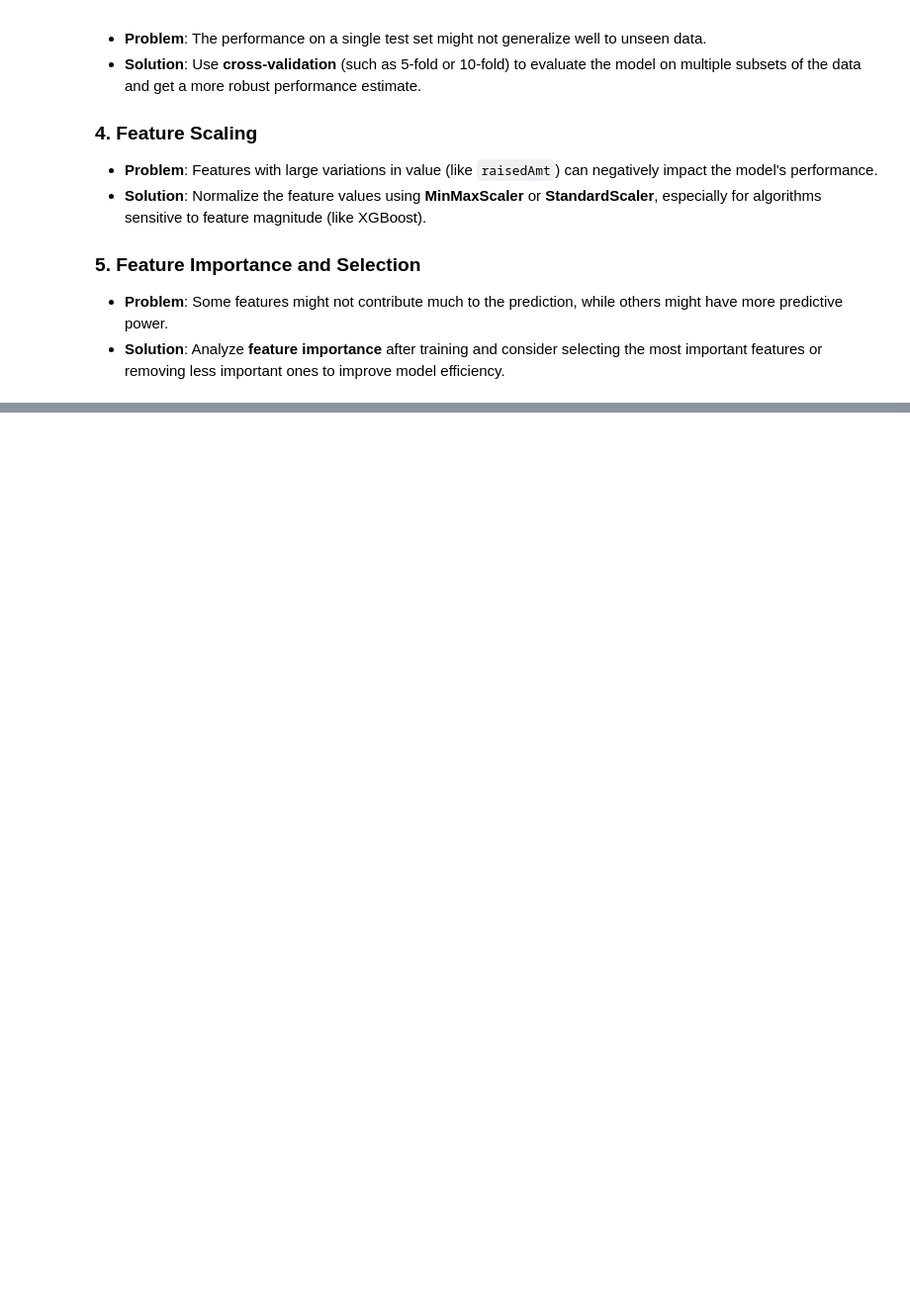
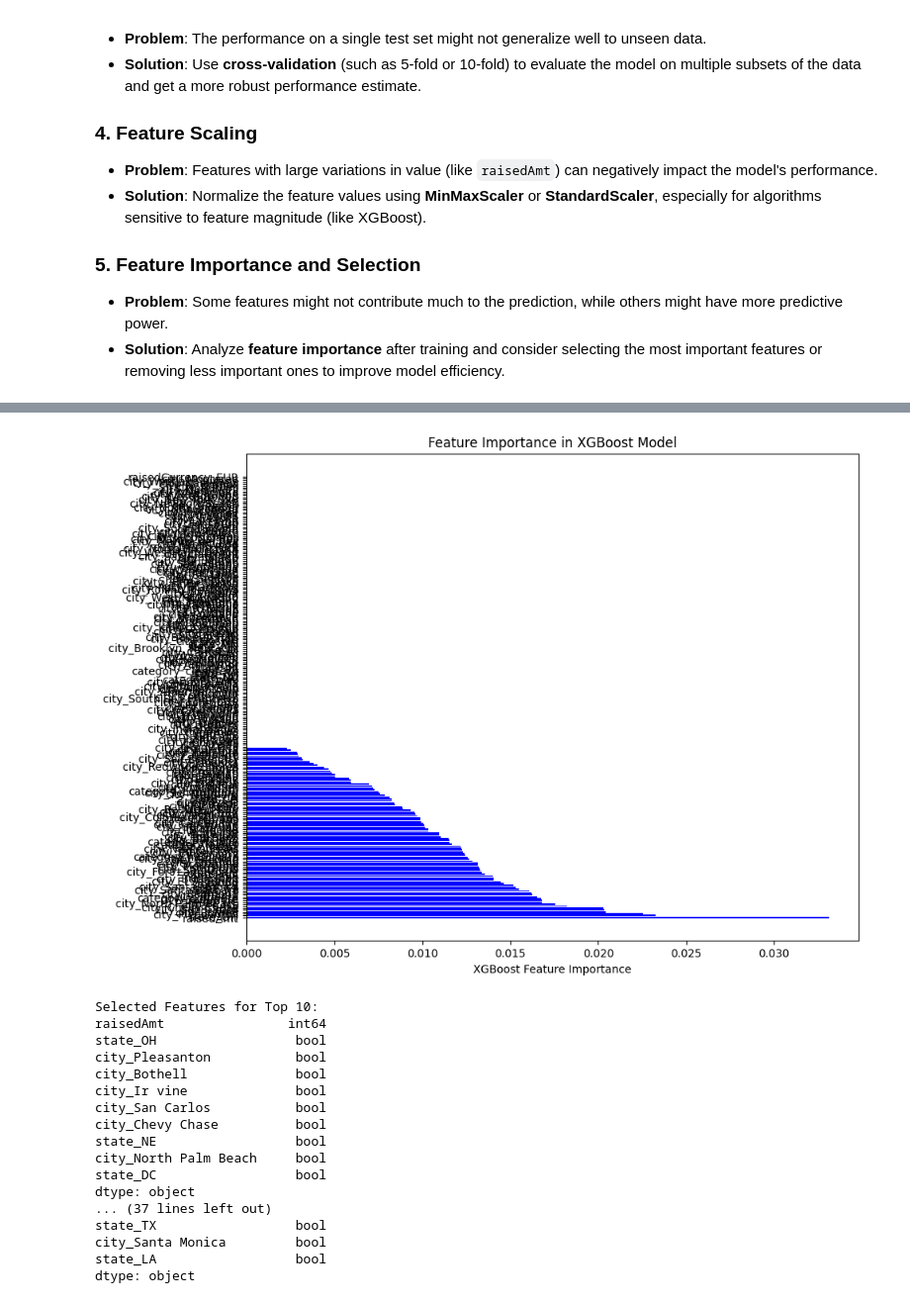
Before and after one commit to stefisha/StefanVelickovic_Omega_DS_InvestmentRounds, a Jupyter notebook: Investment_rounds.ipynb, the cells around one changed output, grey strips where cells are left out. Shown at 99% size. Cells and saved outputs as stored; diff of their text form; code cells hidden in the pictures; blank space fills up the shorter version.

```diff
--- a/Investment_rounds.ipynb
+++ b/Investment_rounds.ipynb
@@ -219,0 +361,76 @@ weighted avg       0.46      0.49      0.47       292
+# %%
+import numpy as np
+import matplotlib.pyplot as plt
+from sklearn.model_selection import train_test_split
+from sklearn.preprocessing import MinMaxScaler
+from sklearn.metrics import accuracy_score, classification_report
+from xgboost import XGBClassifier
+
+# Assuming you have `xgb_importances` from the previously trained model
+# Sort feature importances in descending order
+sorted_idx = np.argsort(xgb_importances)[::-1]
+
+# Plot the feature importances
+plt.figure(figsize=(10, 8))
+plt.barh(df.columns[sorted_idx], xgb_importances[sorted_idx], color='blue')
+plt.xlabel("XGBoost Feature Importance")
+plt.title("Feature Importance in XGBoost Model")
+plt.show()
+
+# Step 6: Test with different numbers of top features
+for N in [10, 20, 30, 50]:
+    # Select the top N features
+    top_features = df.columns[sorted_idx][:N]
+
+    # Ensure 'round' (target variable) is not part of the selected features
+    top_features = [feature for feature in top_features if feature != 'round']
+
+    # Ensure all selected features are numeric
+    print(f"Selected Features for Top {N}:")
+    print(df[top_features].dtypes)  # Check the data types of the selected features
+
+    # Verify all features are numeric and properly encoded
+    if df[top_features].select_dtypes(include=['object']).empty:
+        # If no object (string) dtype columns remain, proceed with scaling and model training
+        scaler = MinMaxScaler()
+        X_top_scaled = scaler.fit_transform(df[top_features])
+
+        # Split the data into training and test sets
+        X_train, X_test, y_train, y_test = train_test_split(X_top_scaled, y, test_size=0.2, random_state=42)
+
+        # Train the XGBoost model
+        model = XGBClassifier(random_state=42)
+        model.fit(X_train, y_train)
+
+        # Make predictions on the test set
+        y_pred = model.predict(X_test)
+
+        # Evaluate the model
+        accuracy = accuracy_score(y_test, y_pred)
+        print(f"\nAccuracy with Top {N} Features: {accuracy * 100:.2f}%")
+
+        # Print classification report
+        print("\nClassification Report:")
+        print(classification_report(y_test, y_pred, target_names=le.classes_))
+    else:
+        print(f"Error: Non-numeric data types found in the top {N} features.")
+        break  # Exit the loop if there are non-numeric features
+# %% [output]
+[figure, added]
+Selected Features for Top 10:
+raisedAmt                int64
+state_OH                  bool
+city_Pleasanton           bool
+city_Bothell              bool
+city_Ir vine              bool
+city_San Carlos           bool
+city_Chevy Chase          bool
+state_NE                  bool
+city_North Palm Beach     bool
+state_DC                  bool
+dtype: object
+... (37 lines left out)
+state_TX                  bool
+city_Santa Monica         bool
+state_LA                  bool
+dtype: object
```
Also changed, not shown: parts of 15 cells of this notebook.
